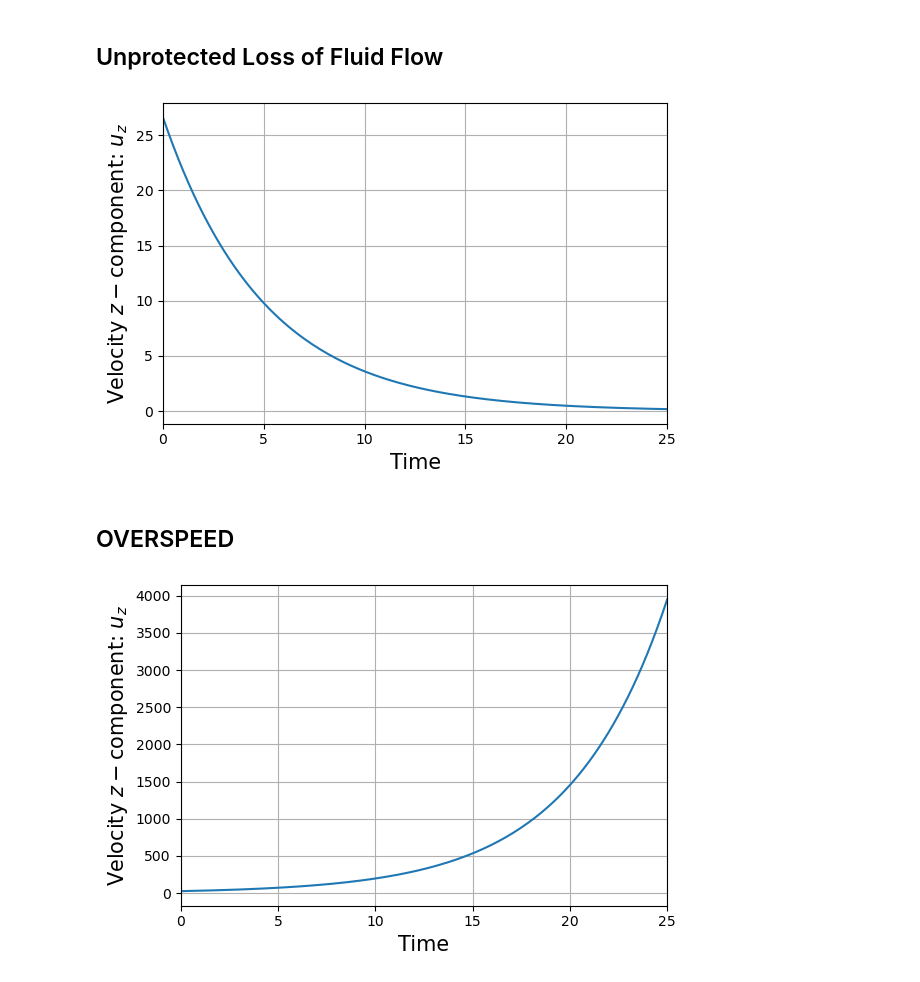
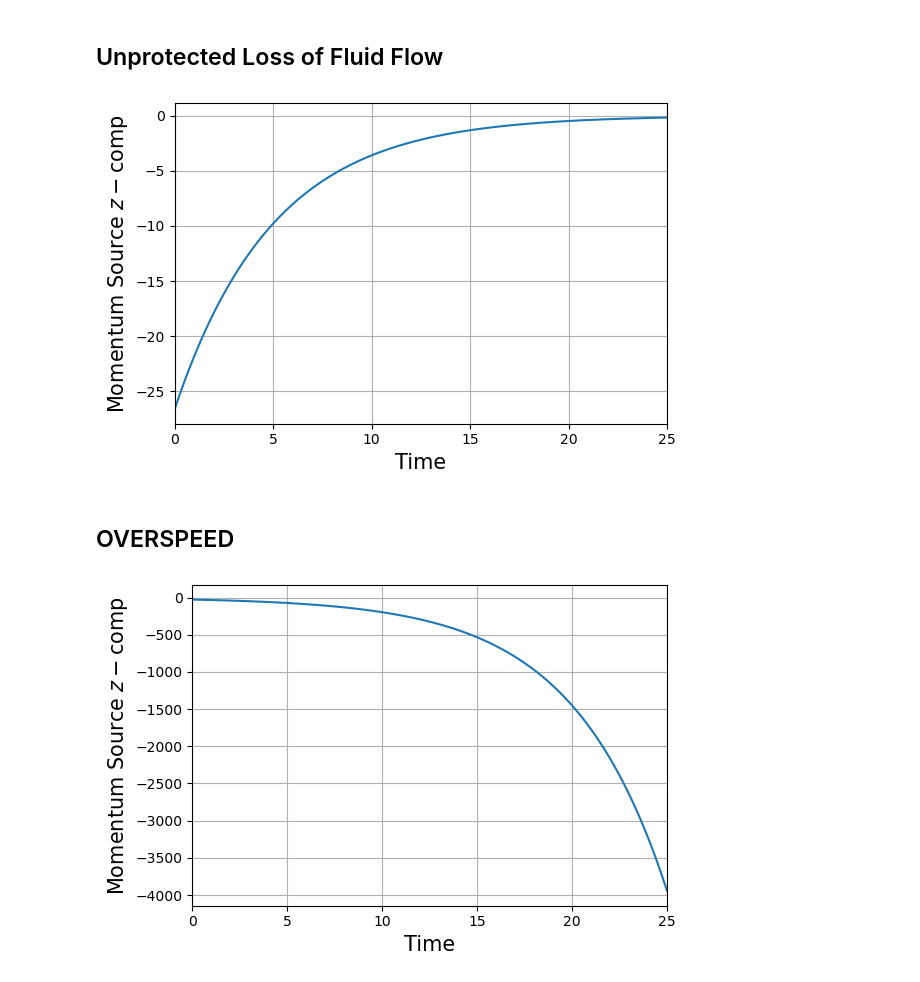
Before and after one commit to ERMETE-Lab/msfr-multiregion-dev, a Jupyter notebook: msfr_transients.ipynb, the cells around one changed output. Cells and saved outputs as stored; diff of their text form; code cells hidden in the pictures.

```diff
--- a/msfr_transients.ipynb
+++ b/msfr_transients.ipynb
@@ -58,22 +58,22 @@ plt.tight_layout()
 # %%
 time = np.linspace(0, 25, 200)
 
 overspeed_values['U-source'] = {'explicit': dict()}
 overspeed_values['U-source']['explicit'] = {'v1': 0.,
                                         'v2': 0.,
                                         'v3': lambda t: -26.6*np.exp(-t/5)}
 
 fig,axs = plt.subplots(1, 1, figsize=(6,4), sharex=True)
 
-axs.plot(time, np.abs(overspeed_values['U-source']['explicit']['v3'](time)))
+axs.plot(time, overspeed_values['U-source']['explicit']['v3'](time))
 axs.set_xlim(min(time), max(time))
 axs.grid()
 axs.set_xlabel(r'Time', fontsize=15)
-axs.set_ylabel(r'Velocity $z-$component: $u_z$', fontsize=15)
+axs.set_ylabel(r'Momentum Source $z-$comp', fontsize=15)
 
 plt.tight_layout()
 # %% [output]
-[figure, old version]
+[figure, new version]
 # %% [markdown]
 ## OVERSPEED
 # %%
@@ -81,17 +81,17 @@ time = np.linspace(0, 25, 200)
 
 overspeed_values['U-source'] = {'explicit': dict()}
 overspeed_values['U-source']['explicit'] = {'v1': 0.,
-                                        'v2': 0.,
-                                        'v3': lambda t: -26.6*np.exp(t/5)}
+                                            'v2': 0.,
+                                            'v3': lambda t: -26.6*np.exp(t/5)}
 
 fig,axs = plt.subplots(1, 1, figsize=(6,4), sharex=True)
 
-axs.plot(time, np.abs(overspeed_values['U-source']['explicit']['v3'](time)))
+axs.plot(time, overspeed_values['U-source']['explicit']['v3'](time))
 axs.set_xlim(min(time), max(time))
 axs.grid()
 axs.set_xlabel(r'Time', fontsize=15)
-axs.set_ylabel(r'Velocity $z-$component: $u_z$', fontsize=15)
+axs.set_ylabel(r'Momentum Source $z-$comp', fontsize=15)
 
 plt.tight_layout()
 # %% [output]
-[figure, old version]
+[figure, new version]
```
Also changed, not shown: 5 other files.
